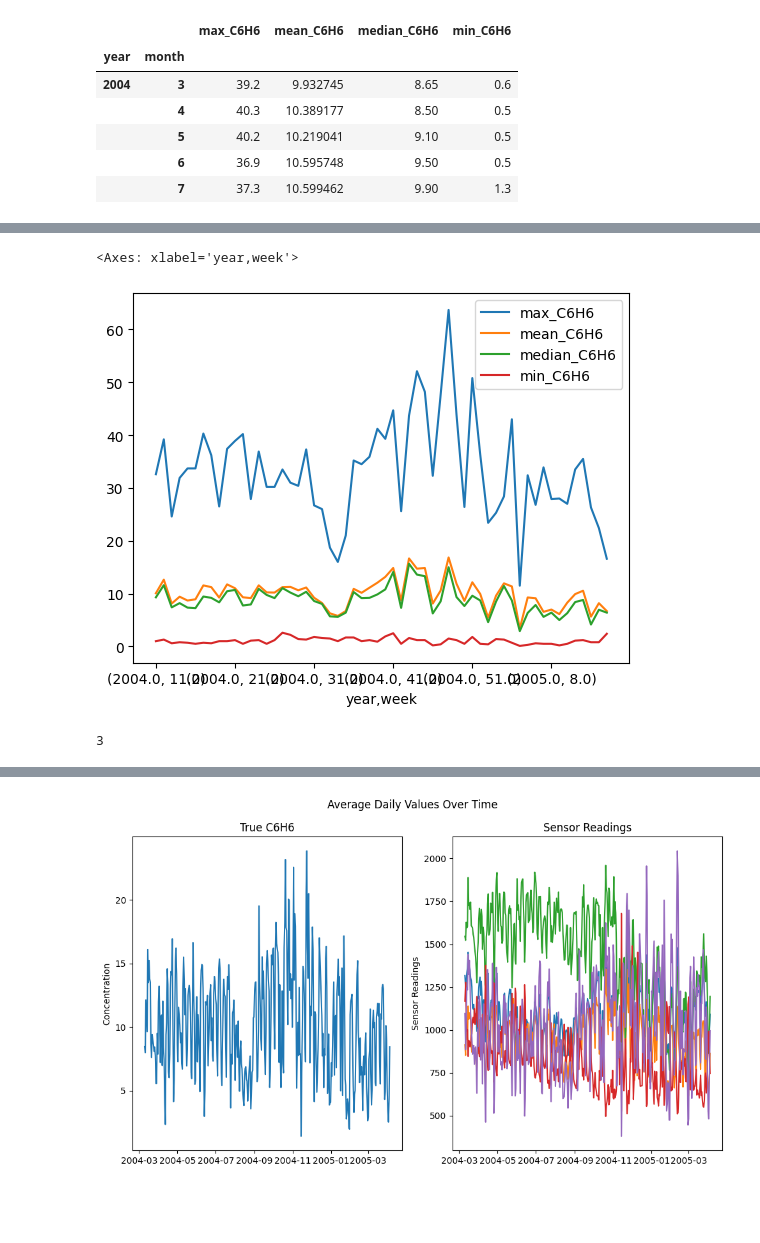
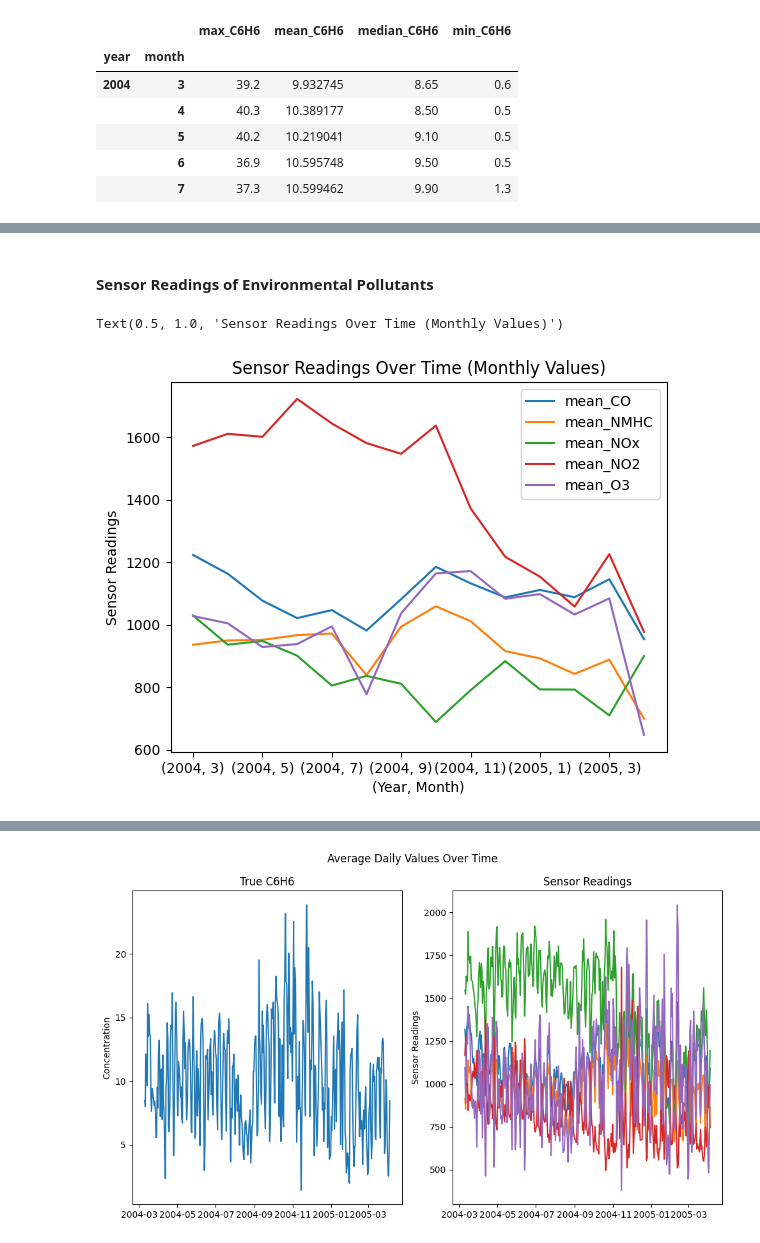
Before and after one commit to Alex-Devoid/ST-554-Project1, a Jupyter notebook: Task2/Task2.ipynb, the cells around one changed output, grey strips where cells are left out. Drawn from its saved outputs; the diff is of its cells as text; code cells hidden in the pictures; blank space fills up the shorter version.

```diff
--- a/Task2/Task2.ipynb
+++ b/Task2/Task2.ipynb
@@ -944,10 +941,16 @@ C6H6_weekly.head()
-# %%
-#true C6H6 summaries over time
-C6H6_weekly.plot(kind = "line")
-# %% [output]
-<Axes: xlabel='year,week'>
-[figure, removed]
-# %%
-air_qu.Date[0].month
-# %% [output]
-3
+# %% [markdown]
+#### Sensor Readings of Environmental Pollutants
+# %%
+air_qu.groupby(["year", "month"]).\
+    agg(mean_CO = ("CO", "mean"),
+        mean_NMHC = ("NMHC", "mean"),
+        mean_NOx = ("NOx", "mean"),
+        mean_NO2 = ("NO2", "mean"),
+        mean_O3 = ("O3", "mean"))\
+    .plot(kind = "line")
+plt.xlabel("(Year, Month)")
+plt.ylabel("Sensor Readings")
+plt.title("Sensor Readings Over Time (Monthly Values)")
+# %% [output]
+Text(0.5, 1.0, 'Sensor Readings Over Time (Monthly Values)')
+[figure, added]
```
Also changed, not shown: parts of 13 cells of this notebook.
